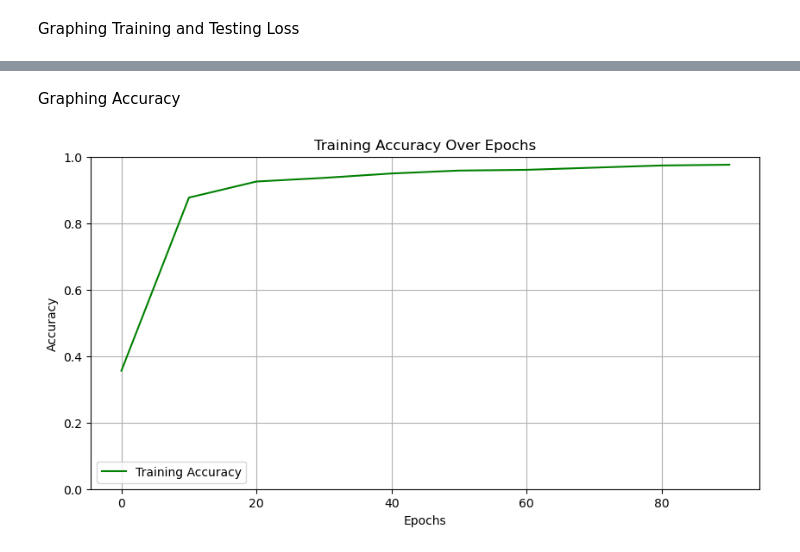
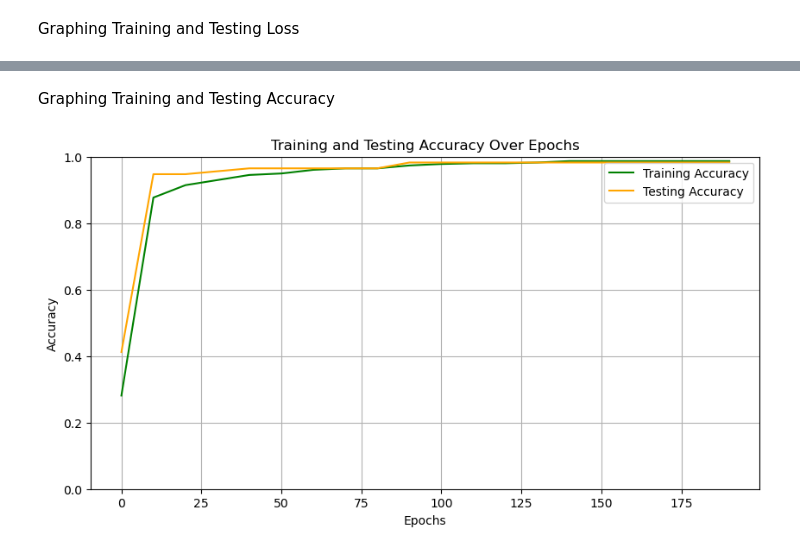
Before and after one commit to virvihuta/healthcare, a Jupyter notebook: breast_cancer.ipynb, the cells around one changed output, grey strips where cells are left out. Cells and saved outputs as stored; diff of their text form; code cells hidden in the pictures.

```diff
--- a/breast_cancer.ipynb
+++ b/breast_cancer.ipynb
@@ -116,0 +190,3 @@ plt.show()
+# %%
+lr_model = LogisticRegression(max_iter=1000, random_state=42)
+lr_model.fit(X_train, y_train)
@@ -116,0 +212,3 @@ plt.show()
+# %%
+tree_model = DecisionTreeClassifier(random_state=42)
+tree_model.fit(X_train, y_train)
@@ -143,7 +258,7 @@ input_size = X_train.shape[1]
 hidden_size = 64
 output_size = 1
 lr = 0.001
-epochs = 100
+epochs = 200
 # %% [markdown]
 Create the Model
 # %%
@@ -175,7 +290,8 @@ Parameter Group 0
 # %% [markdown]
 Writing the Loop
 # %%
-epoch_count, loss_values, test_loss_values, accuracy_values = [], [], [], []
+epoch_count, loss_values, test_loss_values = [], [], []
+train_accuracy_values, test_accuracy_values = [], []
 
 for epoch in range(epochs):
     model.train()
@@ -188,17 +304,24 @@ for epoch in range(epochs):
 
     model.eval()
     with torch.inference_mode():
+        train_pred_labels = y_preds.round()
+        correct_train = (train_pred_labels == y_train.view(-1,1)).float().sum()
+        train_acc = correct_train / y_train.size(0)
+
         test_preds = model(X_test)
         test_loss = criterion(test_preds, y_test.view(-1,1))
 
-        predicted = y_preds.round()
-        correct = (predicted == y_train.view(-1,1)).float().sum()
-        acc = correct / y_train.size(0)
+        test_pred_labels = test_preds.round()
+        correct_test = (test_pred_labels == y_test.view(-1,1)).float().sum()
+        test_acc = correct_test / y_test.size(0)
 
     if epoch % 10 == 0:
         epoch_count.append(epoch)
         loss_values.append(loss.item())
         test_loss_values.append(test_loss.item())
-        accuracy_values.append(acc.item())
-        print(f"Epoch {epoch}: Loss={loss.item():.4f}, Test Loss={test_loss.item():.4f}, Accuracy={acc.item():.4f}")
+        train_accuracy_values.append(train_acc.item())
+        test_accuracy_values.append(test_acc.item())
+        print(f"Epoch {epoch}: "
+              f"Loss={loss.item():.4f}, Test Loss={test_loss.item():.4f}, "
+              f"Train Acc={train_acc.item():.4f}, Test Acc={test_acc.item():.4f}")
 # %% [output]
@@ -233,17 +366,20 @@ plt.show()
 # %% [markdown]
-Graphing Accuracy
+Graphing Training and Testing Accuracy
 # %%
 plt.figure(figsize=(10,5))
 
-accuracy = np.array(accuracy_values)
+train_acc = np.array(train_accuracy_values)
+test_acc = np.array(test_accuracy_values)
 
-plt.plot(epoch_count, accuracy, label='Training Accuracy', color='green')
-plt.title('Training Accuracy Over Epochs')
+plt.plot(epoch_count, train_acc, label='Training Accuracy', color='green')
+plt.plot(epoch_count, test_acc, label='Testing Accuracy', color='orange')
+
+plt.title('Training and Testing Accuracy Over Epochs')
 plt.xlabel('Epochs')
 plt.ylabel('Accuracy')
 plt.ylim(0, 1)
 plt.legend()
 plt.grid(True)
 plt.show()
 # %% [output]
-[figure, old version]
+[figure, new version]
```
Also changed, not shown: parts of 30 cells of this notebook.
